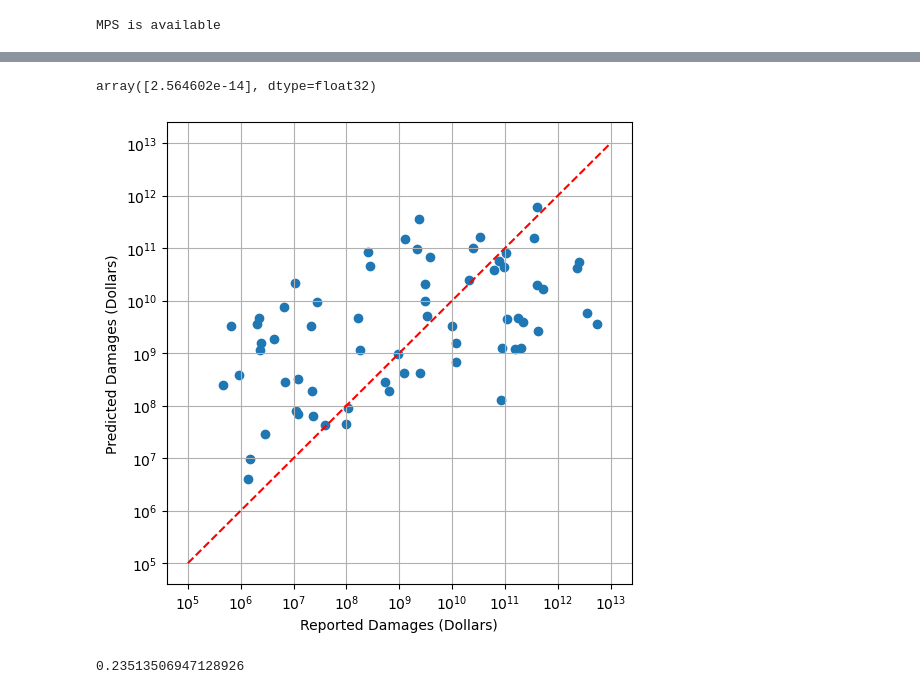
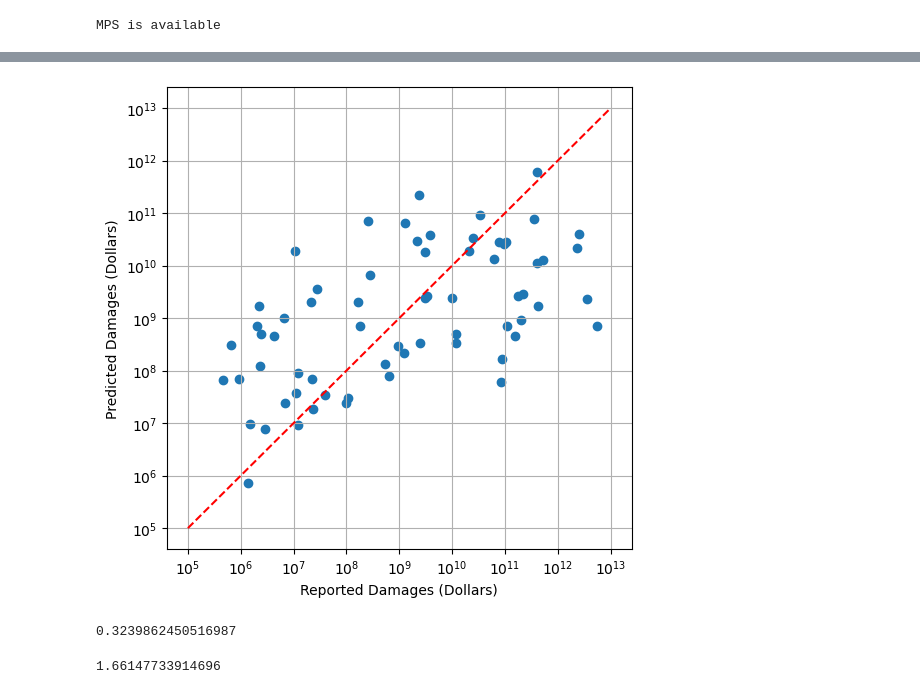
Before and after one commit to aaroncspaulding/COS-513-Group-Project, a Jupyter notebook: model_aaron/model.ipynb, the cells around one changed output, grey strips where cells are left out. Cells and saved outputs as stored; diff of their text form; code cells hidden in the pictures.

Commit message:
model updates

```diff
--- a/model_aaron/model.ipynb
+++ b/model_aaron/model.ipynb
@@ -148,6 +170,19 @@ income_bins = [
     'B19001_007E', 'B19001_008E', 'B19001_009E', 'B19001_010E', 'B19001_011E',
     'B19001_012E', 'B19001_013E', 'B19001_014E', 'B19001_015E', 'B19001_016E', 'B19001_017E'
 ]
+# %%
+tract_data['income_less_than_25_000'] = tract_data[['B19001_002E', 'B19001_003E', 'B19001_004E', 'B19001_005E']].sum(axis=1)
+tract_data['income_between_25_000_and_50_000'] = tract_data[['B19001_006E', 'B19001_007E', 'B19001_008E', 'B19001_009E', 'B19001_010E']].sum(axis=1)
+tract_data['income_between_50_000_and_75_000'] = tract_data[['B19001_011E', 'B19001_012E']].sum(axis=1)
+tract_data['income_between_75_000_and_100_000'] = tract_data[['B19001_013E', 'B19001_013E']].sum(axis=1)
+tract_data['income_greater_than_100_00'] = tract_data[['B19001_014E', 'B19001_015E', 'B19001_016E', 'B19001_017E']].sum(axis=1)
+
+
+tract_data['income_less_than_25_000_share'] = tract_data['income_less_than_25_000'] / tract_data['B19001_001E']
+tract_data['income_between_25_000_and_50_000_share'] = tract_data['income_between_25_000_and_50_000'] / tract_data['B19001_001E']
+tract_data['income_between_50_000_and_75_000_share'] = tract_data['income_between_50_000_and_75_000'] / tract_data['B19001_001E']
+tract_data['income_between_75_000_and_100_000_share'] = tract_data['income_between_75_000_and_100_000'] / tract_data['B19001_001E']
+tract_data['income_greater_than_100_00_share'] = tract_data['income_greater_than_100_00'] / tract_data['B19001_001E']
 # %%
 # Clean data
 df_clean = tract_data[
@@ -321,5 +457,6 @@ with torch.no_grad():
 # %%
-predicted_damages = damage_county_pred.cpu().numpy()
+# predicted_damages = damage_county_pred.cpu().numpy()
+predicted_damages = damage_county_corrected.cpu().numpy()
 # %%
 aggregated_damages_storm_county['storm'] = aggregated_damages_storm_county['storm_county'].str[0:6]
 aggregated_damages_storm_county['predictions'] = predicted_damages
@@ -370,30 +472,41 @@ storm_damages = aggregated_damages_storm_county.groupby(['storm']).agg(
 from sklearn.linear_model import LinearRegression
 
 model = LinearRegression(fit_intercept=False)
-model.fit(storm_damages['predictions'].values.reshape(-1, 1), storm_damages['DAMAGE_PROPERTY'])
+model.fit(np.log1p(storm_damages['predictions'].values.reshape(-1, 1)),
+          np.log1p(storm_damages['DAMAGE_PROPERTY']))
 
-model.coef_
+
+log_corrected = model.predict(np.log1p(storm_damages['predictions'].values.reshape(-1, 1)))
+corrected = np.expm1(log_corrected)
-# %% [output]
-array([2.564602e-14], dtype=float32)
 # %%
 plt.figure(figsize=(6, 6))
-plt.scatter(storm_damages['DAMAGE_PROPERTY'], storm_damages['predictions'] * model.coef_)
+plt.scatter(storm_damages['DAMAGE_PROPERTY'], corrected)
+# plt.scatter(storm_damages['DAMAGE_PROPERTY'], storm_damages['predictions'])
 plt.plot([1e5, 1e13], [1e5, 1e13], 'r--')
 # plt.xlabel('True log1p(DAMAGE_PROPERTY)')
 plt.xlabel('Reported Damages (Dollars)')
 plt.ylabel('Predicted Damages (Dollars)')
 # plt.xlim([1e3, 1e13])
 # plt.ylim([1e3, 1e13])
 plt.yscale('symlog')
 plt.xscale('symlog')
 plt.grid(True)
 plt.show()
 # %% [output]
-[figure, old version]
+[figure, new version]
 # %%
 print(r2_score(
     np.log10(storm_damages['DAMAGE_PROPERTY']),
-    np.log10(storm_damages['predictions'] * model.coef_))
+    np.log10(corrected))
 )
 # %% [output]
-0.23513506947128926
+0.3239862450516987
+# %%
+from sklearn.metrics import root_mean_squared_error
+
+print(root_mean_squared_error(
+    np.log10(storm_damages['DAMAGE_PROPERTY']),
+    np.log10(corrected))
+)
+# %% [output]
+1.66147733914696
```
Also changed, not shown: parts of 15 cells of this notebook.
